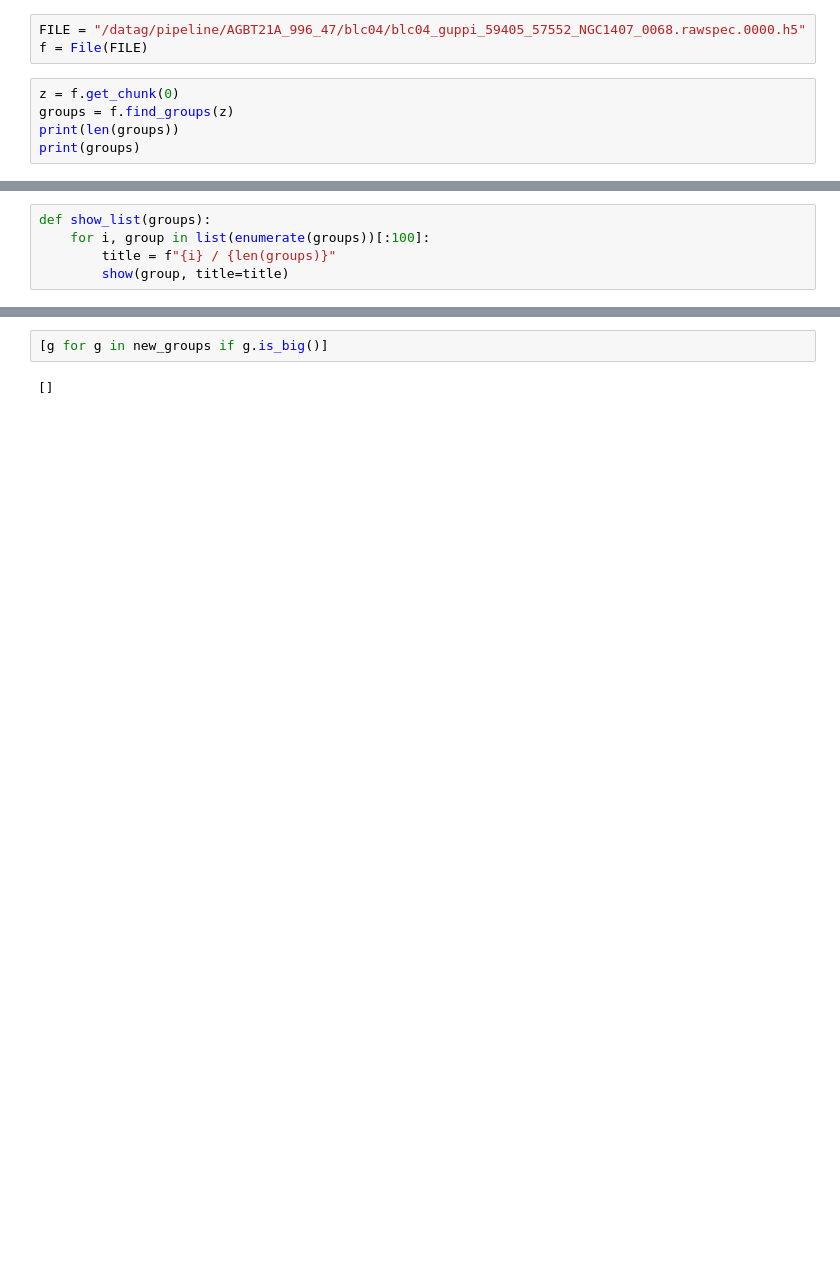
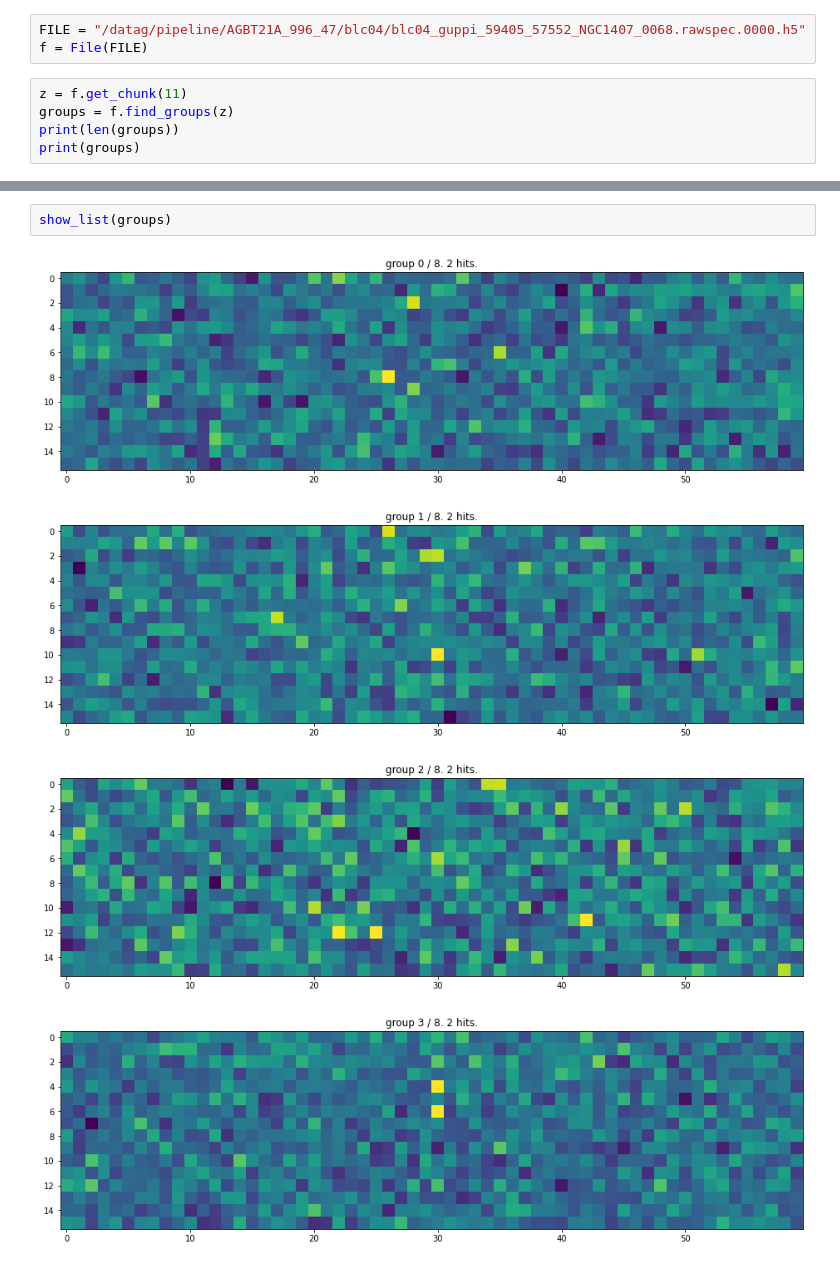
Before and after one commit to lacker/peti, a Jupyter notebook: analysis.ipynb, the cells around one changed output, grey strips where cells are left out. Drawn from its saved outputs; the diff is of its cells as text; blank space fills up the shorter version.

```diff
--- a/analysis.ipynb
+++ b/analysis.ipynb
@@ -11,7 +8,7 @@ from filtering import *
 FILE = "/datag/pipeline/AGBT21A_996_47/blc04/blc04_guppi_59405_57552_NGC1407_0068.rawspec.0000.h5"
 f = File(FILE)
 # %%
-z = f.get_chunk(0)
+z = f.get_chunk(11)
 groups = f.find_groups(z)
 print(len(groups))
 print(groups)
@@ -28,5 +17,0 @@ def show(group, title=None):
-# %%
-def show_list(groups):
-    for i, group in list(enumerate(groups))[:100]:
-        title = f"{i} / {len(groups)}"
-        show(group, title=title)
@@ -52,4 +18,7 @@ show_list([g for g in new_groups if len(g.hits) == 2])
-# %%
-[g for g in new_groups if g.is_big()]
-# %% [output]
-[]
+# %%
+show_list(groups)
+# %% [output]
+[figure, added]
+[figure, added]
+[figure, added]
+[figure, added]
```
Also changed, not shown: parts of 7 cells of this notebook, 2 other files.
